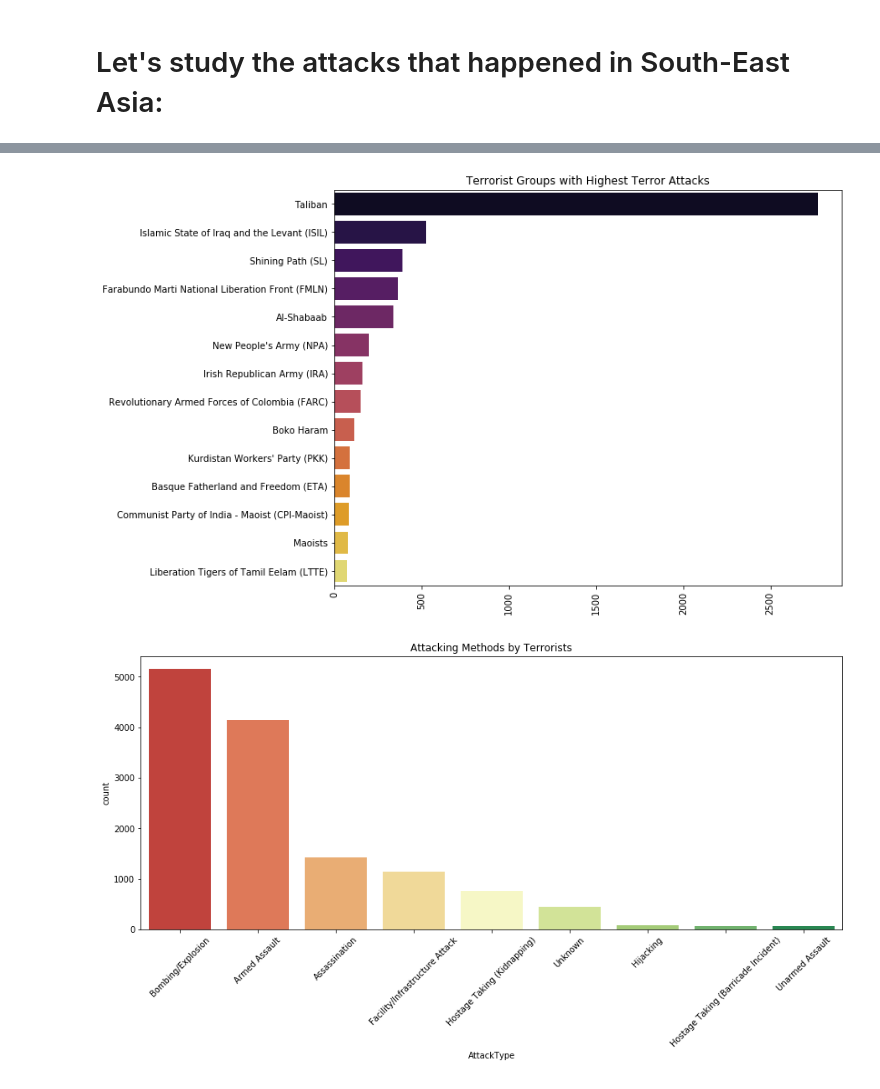
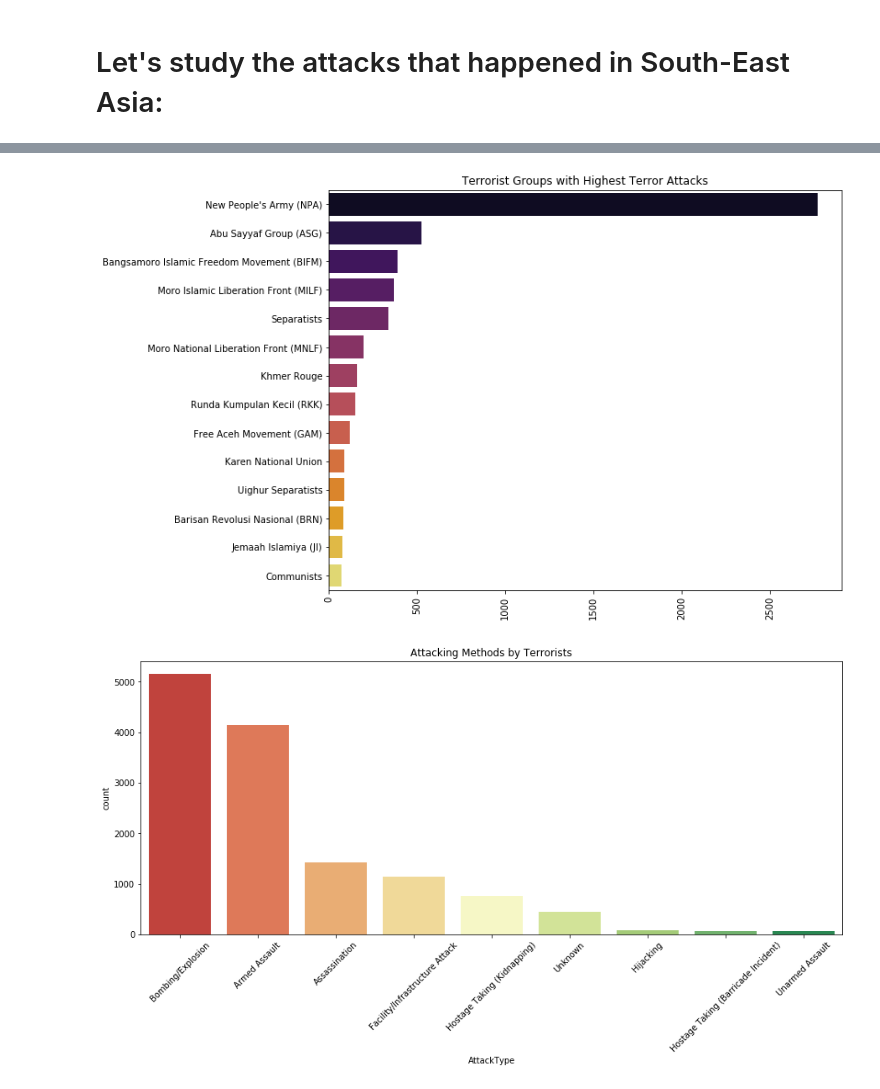
Before and after one commit to ImAFK/NTUST-Big-Terrorism, a Jupyter notebook: Terror_in_SE_Asia.ipynb, the cells around one changed output, grey strips where cells are left out. Drawn from its saved outputs; the diff is of its cells as text; code cells hidden in the pictures.

Commit message:
error in a graph

```diff
--- a/Terror_in_SE_Asia.ipynb
+++ b/Terror_in_SE_Asia.ipynb
@@ -72,15 +72,15 @@ plt.show()
 # %%
 sns.barplot(terror_seasia['Group'].value_counts()[1:15].values,
-            terror['Group'].value_counts()[1:15].index,
+            terror_seasia['Group'].value_counts()[1:15].index,
             palette=('inferno'))
 
 plt.xticks(rotation=90)
 fig = plt.gcf()
 fig.set_size_inches(10,8)
 plt.title('Terrorist Groups with Highest Terror Attacks')
 plt.show()
 # %% [output]
-[figure, old version]
+[figure, new version]
 # %%
 plt.subplots(figsize = (15,6))
 sns.countplot('AttackType',
```
Also changed, not shown: parts of 2 cells of this notebook.
